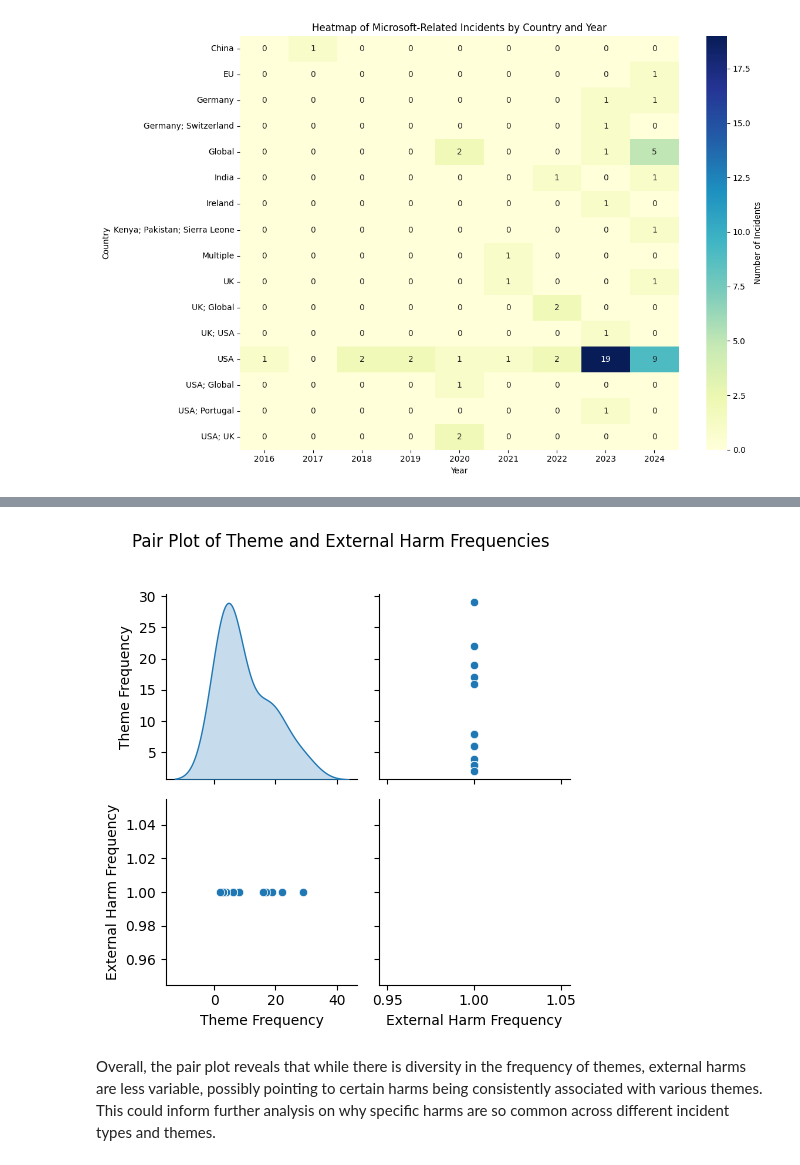
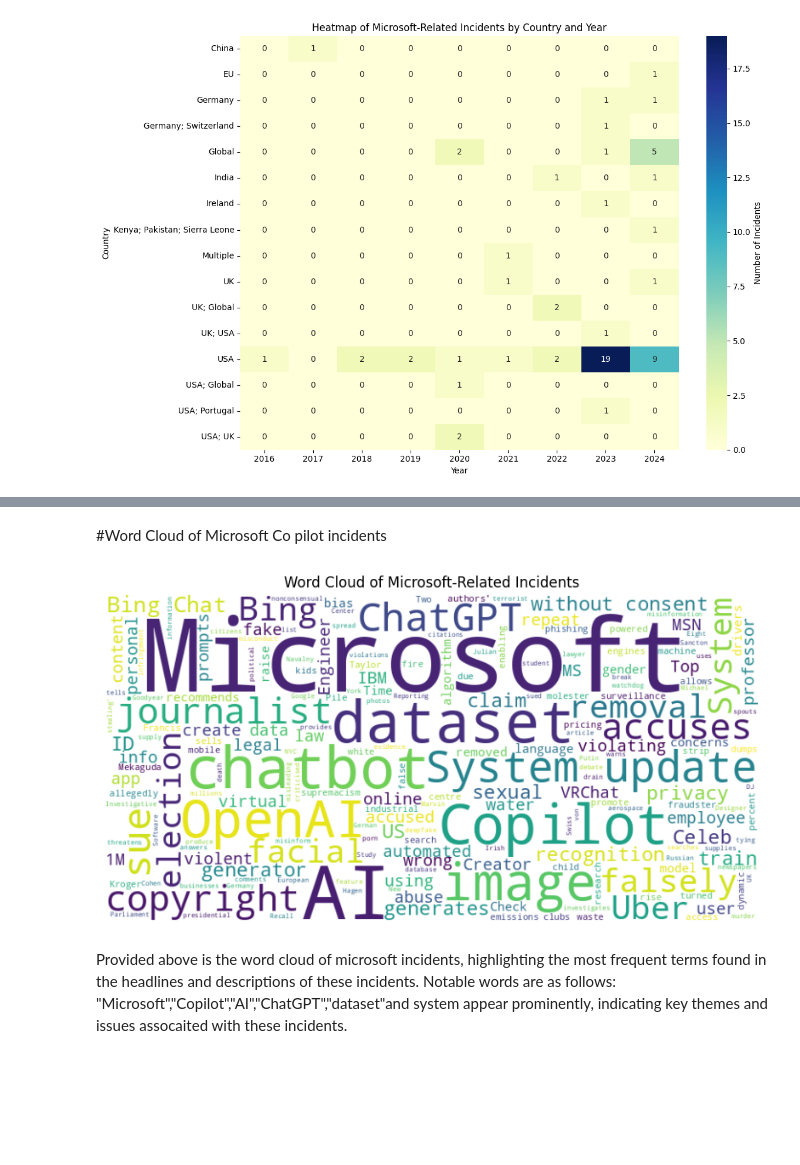
Before and after one commit to jovitaand/AI-Incident-Risk-Assessment-Analyzing-Microsoft-Copilot-, a Jupyter notebook: Project_1.ipynb, the cells around one changed output, grey strips where cells are left out. Drawn from its saved outputs; the diff is of its cells as text; code cells hidden in the pictures; blank space fills up the shorter version.

```diff
--- a/Project_1.ipynb
+++ b/Project_1.ipynb
@@ -4,7 +4,7 @@
 import pandas as pd
 
 # Load the uploaded Excel file to analyze its contents
-file_path = '/content/data.xlsx'
+file_path = '/content/data'
 # %%
 # Load the sheet names to understand the structure of the Excel file
 excel_file = pd.ExcelFile(file_path)
@@ -321,14 +319,22 @@ plt.show()
-# %%
-incident_analysis_df = pd.DataFrame({
-    'Theme Frequency': top_theme_counts.values,
-    'External Harm Frequency': external_harms_counts.values[:len(top_theme_counts)]
-})
-sns.pairplot(incident_analysis_df, diag_kind="kde")
-plt.suptitle("Pair Plot of Theme and External Harm Frequencies", y=1.02)
-plt.tight_layout()
-plt.show()
-# %% [output]
-[figure, removed]
-# %% [markdown]
-Overall, the pair plot reveals that while there is diversity in the frequency of themes, external harms are less variable, possibly pointing to certain harms being consistently associated with various themes. This could inform further analysis on why specific harms are so common across different incident types and themes.
+# %% [markdown]
+#Word Cloud of Microsoft Co pilot incidents
+# %%
+from wordcloud import WordCloud
+
+# Combine all relevant text data for the word cloud (headlines and descriptions)
+text_data = ' '.join(microsoft_incidents['Headline'].fillna('') + ' ' + microsoft_incidents['Description'].fillna(''))
+
+# Generate the word cloud
+wordcloud = WordCloud(width=800, height=400, background_color='white').generate(text_data)
+
+# Display the word cloud
+plt.figure(figsize=(10, 5))
+plt.imshow(wordcloud, interpolation='bilinear')
+plt.axis('off')
+plt.title("Word Cloud of Microsoft-Related Incidents")
+plt.show()
+# %% [output]
+[figure, added]
+# %% [markdown]
+Provided above is the word cloud of microsoft incidents, highlighting the most frequent terms found in the headlines and descriptions of these incidents. Notable words are as follows: "Microsoft","Copilot","AI","ChatGPT","dataset"and system appear prominently, indicating key themes and issues assocaited with these incidents.
 # %% [markdown]
```
Also changed, not shown: parts of 43 cells of this notebook.
